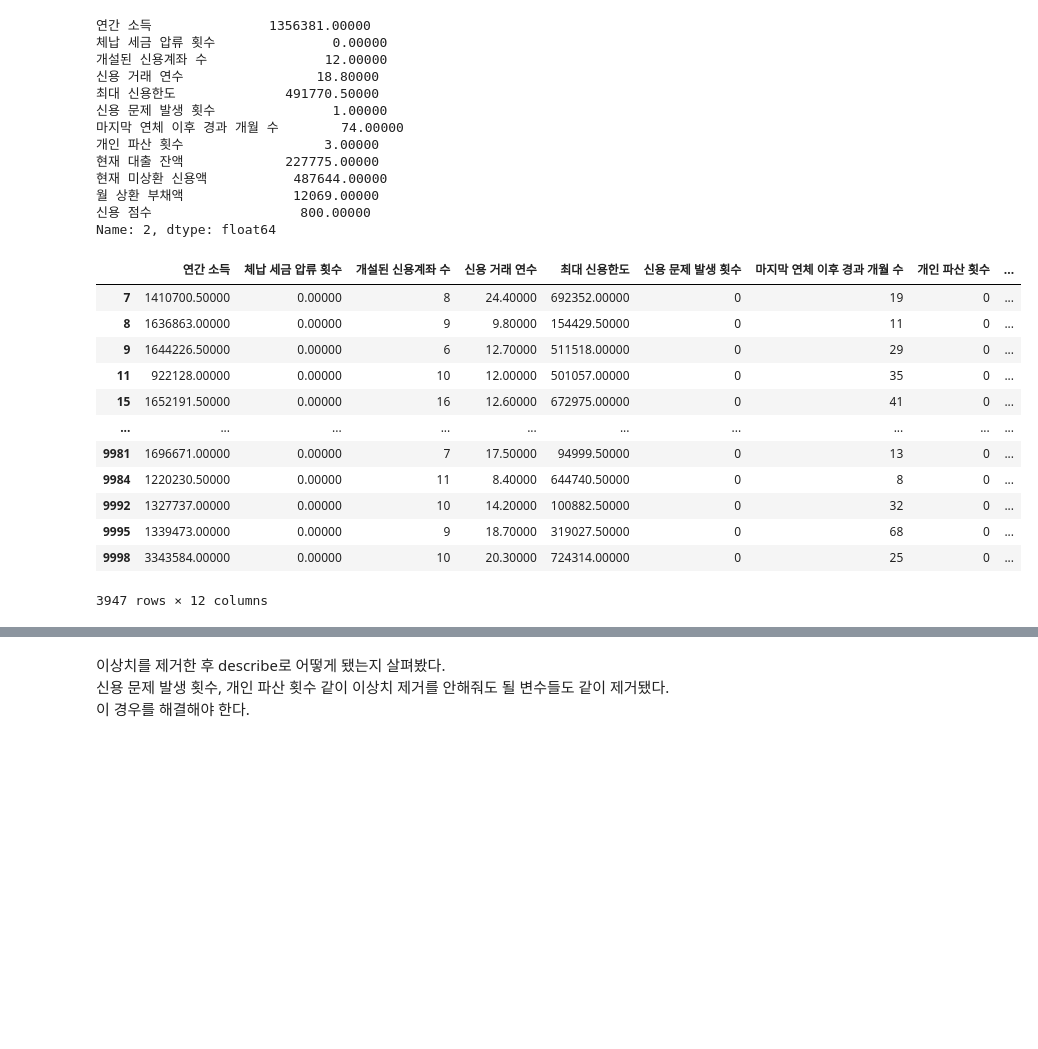
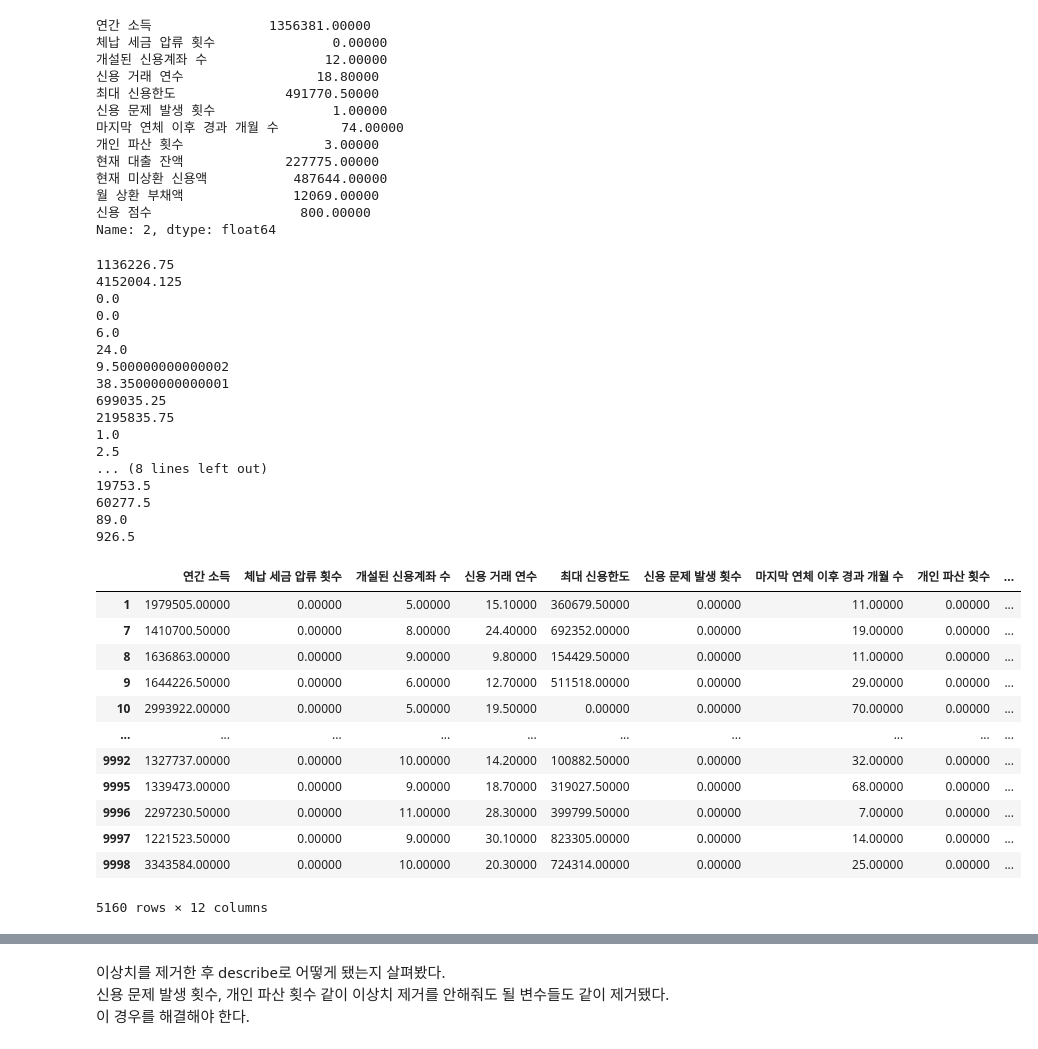
Before and after one commit to jayiuk/default-pred, a Jupyter notebook: eda_data.ipynb, the cells around one changed output, grey strips where cells are left out. Cells and saved outputs as stored; diff of their text form; code cells hidden in the pictures; blank space fills up the shorter version.

```diff
--- a/eda_data.ipynb
+++ b/eda_data.ipynb
@@ -100,5 +102,5 @@ Index(['UID', '주거 형태', '연간 소득', '현재 직장 근속 연수', '
 # %%
-train_num = traind[['연간 소득', '체납 세금 압류 횟수', '개설된 신용계좌 수', '신용 거래 연수', '최대 신용한도', '신용 문제 발생 횟수', '마지막 연체 이후 경과 개월 수', '개인 파산 횟수', '현재 대출 잔액', '현재 미상환 신용액', '월 상환 부채액', '신용 점수',
+train_num = traind_c[['연간 소득', '체납 세금 압류 횟수', '개설된 신용계좌 수', '신용 거래 연수', '최대 신용한도', '신용 문제 발생 횟수', '마지막 연체 이후 경과 개월 수', '개인 파산 횟수', '현재 대출 잔액', '현재 미상환 신용액', '월 상환 부채액', '신용 점수',
        '채무 불이행 여부']]
 # %%
 train_num
@@ -152,8 +154,10 @@ Index(['연간 소득', '체납 세금 압류 횟수', '개설된 신용계좌
        '신용 문제 발생 횟수', '마지막 연체 이후 경과 개월 수', '개인 파산 횟수', '현재 대출 잔액',
        '현재 미상환 신용액', '월 상환 부채액', '신용 점수', '채무 불이행 여부'],
       dtype='object')
+# %%
+train_numc = train_num.copy()
 # %%
-train_num_iqr = train_num[['연간 소득', '체납 세금 압류 횟수', '개설된 신용계좌 수', '신용 거래 연수', '최대 신용한도',
+train_num_iqr = train_numc[['연간 소득', '체납 세금 압류 횟수', '개설된 신용계좌 수', '신용 거래 연수', '최대 신용한도',
        '신용 문제 발생 횟수', '마지막 연체 이후 경과 개월 수', '개인 파산 횟수', '현재 대출 잔액',
        '현재 미상환 신용액', '월 상환 부채액', '신용 점수']]
 # %%
@@ -206,24 +210,43 @@ train_num_iqr.loc[2]
 월 상환 부채액              12069.00000
 신용 점수                   800.00000
 Name: 2, dtype: float64
+# %%
+train_num_iqrc = train_num_iqr.copy()
 # %%
 from deloutlier import DelOutlier
-train_nooutlier = DelOutlier(train_num_iqr)
+train_nooutlier = DelOutlier(train_num_iqrc)
 train_nooutlier
 # %% [output]
+1136226.75
+4152004.125
+0.0
+0.0
+6.0
+24.0
+9.500000000000002
+38.35000000000001
+699035.25
+2195835.75
+1.0
+2.5
+... (8 lines left out)
+19753.5
+60277.5
+89.0
+926.5
 |  | 연간 소득 | 체납 세금 압류 횟수 | 개설된 신용계좌 수 | 신용 거래 연수 | 최대 신용한도 | 신용 문제 발생 횟수 | 마지막 연체 이후 경과 개월 수 | 개인 파산 횟수 | ... |
-| 7 | 1410700.50000 | 0.00000 | 8 | 24.40000 | 692352.00000 | 0 | 19 | 0 | ... |
-| 8 | 1636863.00000 | 0.00000 | 9 | 9.80000 | 154429.50000 | 0 | 11 | 0 | ... |
-| 9 | 1644226.50000 | 0.00000 | 6 | 12.70000 | 511518.00000 | 0 | 29 | 0 | ... |
-| 11 | 922128.00000 | 0.00000 | 10 | 12.00000 | 501057.00000 | 0 | 35 | 0 | ... |
-| 15 | 1652191.50000 | 0.00000 | 16 | 12.60000 | 672975.00000 | 0 | 41 | 0 | ... |
+| 1 | 1979505.00000 | 0.00000 | 5.00000 | 15.10000 | 360679.50000 | 0.00000 | 11.00000 | 0.00000 | ... |
+| 7 | 1410700.50000 | 0.00000 | 8.00000 | 24.40000 | 692352.00000 | 0.00000 | 19.00000 | 0.00000 | ... |
+| 8 | 1636863.00000 | 0.00000 | 9.00000 | 9.80000 | 154429.50000 | 0.00000 | 11.00000 | 0.00000 | ... |
+| 9 | 1644226.50000 | 0.00000 | 6.00000 | 12.70000 | 511518.00000 | 0.00000 | 29.00000 | 0.00000 | ... |
+| 10 | 2993922.00000 | 0.00000 | 5.00000 | 19.50000 | 0.00000 | 0.00000 | 70.00000 | 0.00000 | ... |
 | ... | ... | ... | ... | ... | ... | ... | ... | ... | ... |
-| 9981 | 1696671.00000 | 0.00000 | 7 | 17.50000 | 94999.50000 | 0 | 13 | 0 | ... |
-| 9984 | 1220230.50000 | 0.00000 | 11 | 8.40000 | 644740.50000 | 0 | 8 | 0 | ... |
-| 9992 | 1327737.00000 | 0.00000 | 10 | 14.20000 | 100882.50000 | 0 | 32 | 0 | ... |
-| 9995 | 1339473.00000 | 0.00000 | 9 | 18.70000 | 319027.50000 | 0 | 68 | 0 | ... |
-| 9998 | 3343584.00000 | 0.00000 | 10 | 20.30000 | 724314.00000 | 0 | 25 | 0 | ... |
+| 9992 | 1327737.00000 | 0.00000 | 10.00000 | 14.20000 | 100882.50000 | 0.00000 | 32.00000 | 0.00000 | ... |
+| 9995 | 1339473.00000 | 0.00000 | 9.00000 | 18.70000 | 319027.50000 | 0.00000 | 68.00000 | 0.00000 | ... |
+| 9996 | 2297230.50000 | 0.00000 | 11.00000 | 28.30000 | 399799.50000 | 0.00000 | 7.00000 | 0.00000 | ... |
+| 9997 | 1221523.50000 | 0.00000 | 9.00000 | 30.10000 | 823305.00000 | 0.00000 | 14.00000 | 0.00000 | ... |
+| 9998 | 3343584.00000 | 0.00000 | 10.00000 | 20.30000 | 724314.00000 | 0.00000 | 25.00000 | 0.00000 | ... |
-3947 rows × 12 columns
+5160 rows × 12 columns
 # %%
 train_nooutlier.describe()
 # %% [output]
```
Also changed, not shown: parts of 16 cells of this notebook, 2 other files.
